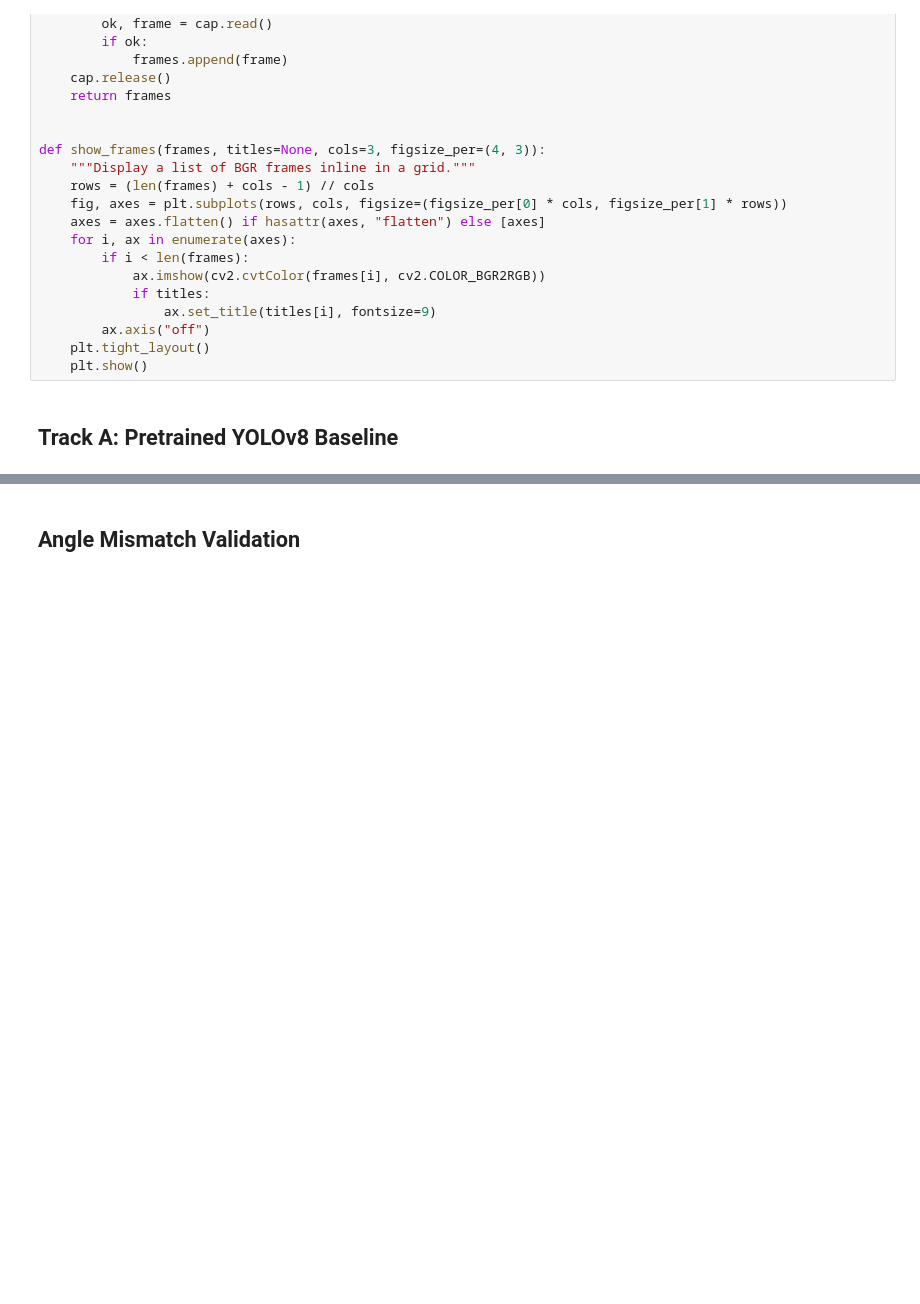
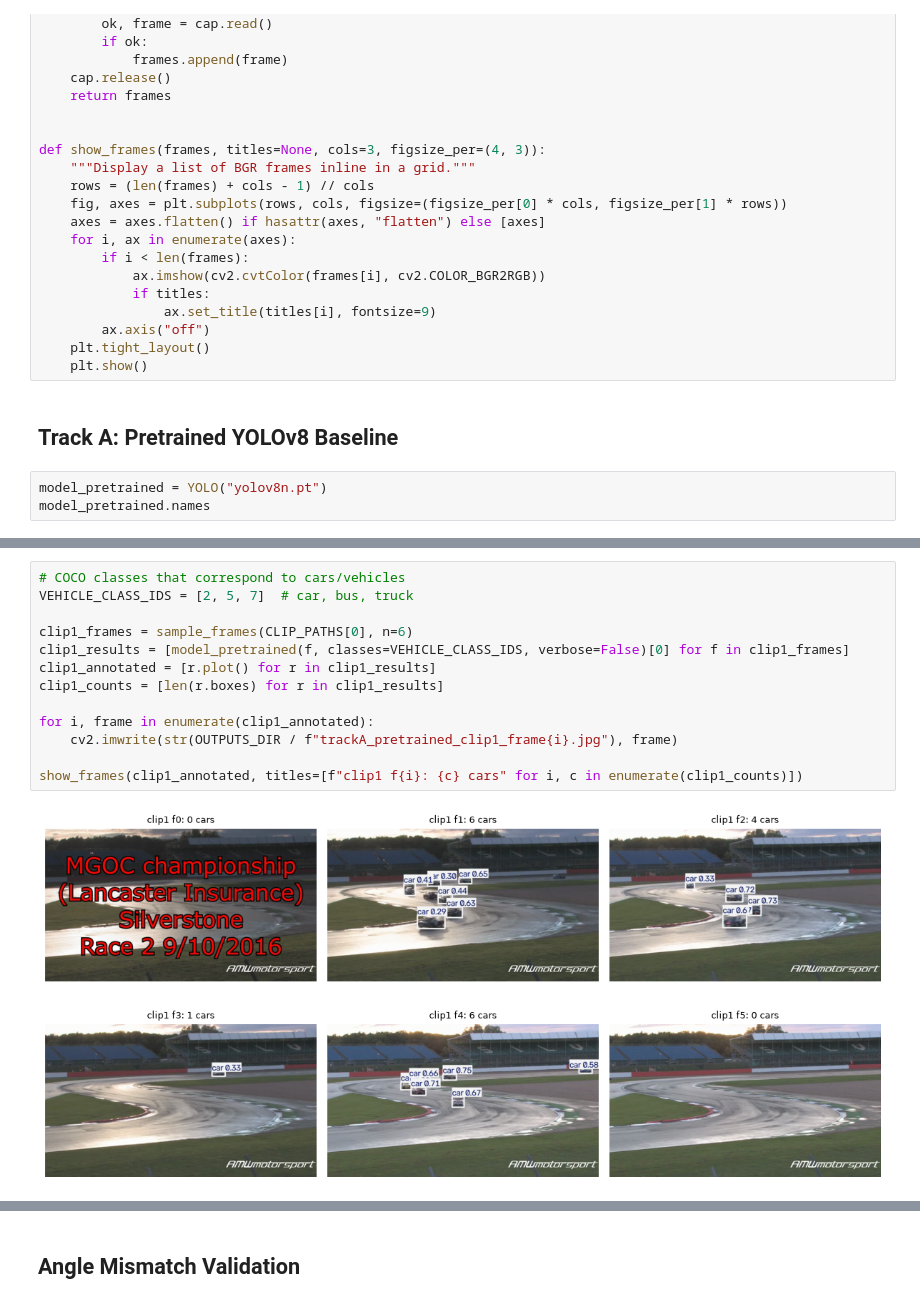
Before and after one commit to arjunsk9876/speed-watch, a Jupyter notebook: racing_vision_detection.ipynb, the cells around one changed output, grey strips where cells are left out. Cells and saved outputs as stored; diff of their text form; blank space fills up the shorter version.

Commit message:
Track A: pretrained YOLOv8 baseline results on both clips

```diff
--- a/racing_vision_detection.ipynb
+++ b/racing_vision_detection.ipynb
@@ -60,3 +67,6 @@ def show_frames(frames, titles=None, cols=3, figsize_per=(4, 3)):
     plt.show()
 # %% [markdown]
 ## Track A: Pretrained YOLOv8 Baseline
+# %%
+model_pretrained = YOLO("yolov8n.pt")
+model_pretrained.names
@@ -62,0 +91,15 @@ def show_frames(frames, titles=None, cols=3, figsize_per=(4, 3)):
+# %%
+# COCO classes that correspond to cars/vehicles
+VEHICLE_CLASS_IDS = [2, 5, 7]  # car, bus, truck
+
+clip1_frames = sample_frames(CLIP_PATHS[0], n=6)
+clip1_results = [model_pretrained(f, classes=VEHICLE_CLASS_IDS, verbose=False)[0] for f in clip1_frames]
+clip1_annotated = [r.plot() for r in clip1_results]
+clip1_counts = [len(r.boxes) for r in clip1_results]
+
+for i, frame in enumerate(clip1_annotated):
+    cv2.imwrite(str(OUTPUTS_DIR / f"trackA_pretrained_clip1_frame{i}.jpg"), frame)
+
+show_frames(clip1_annotated, titles=[f"clip1 f{i}: {c} cars" for i, c in enumerate(clip1_counts)])
+# %% [output]
+[figure, added]
```
Also changed, not shown: parts of 5 cells of this notebook, 12 other files.
